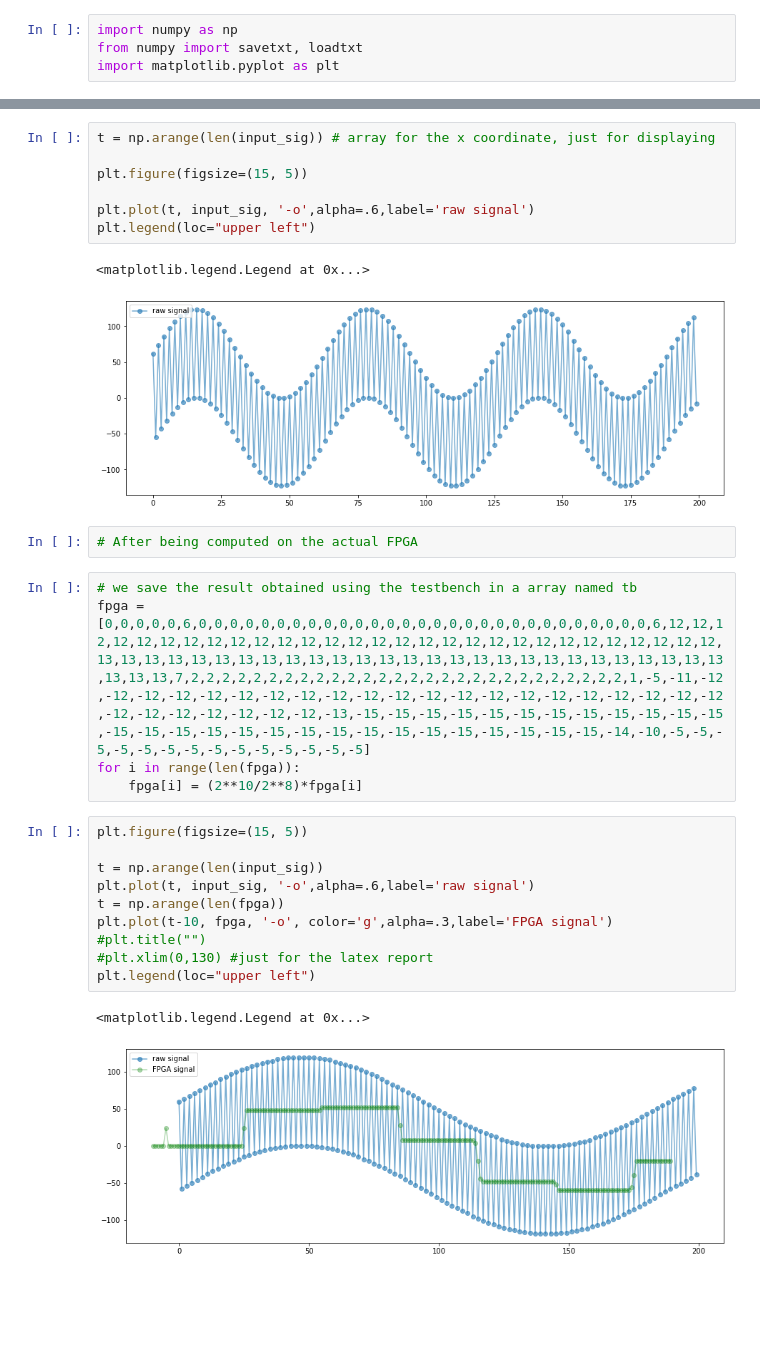
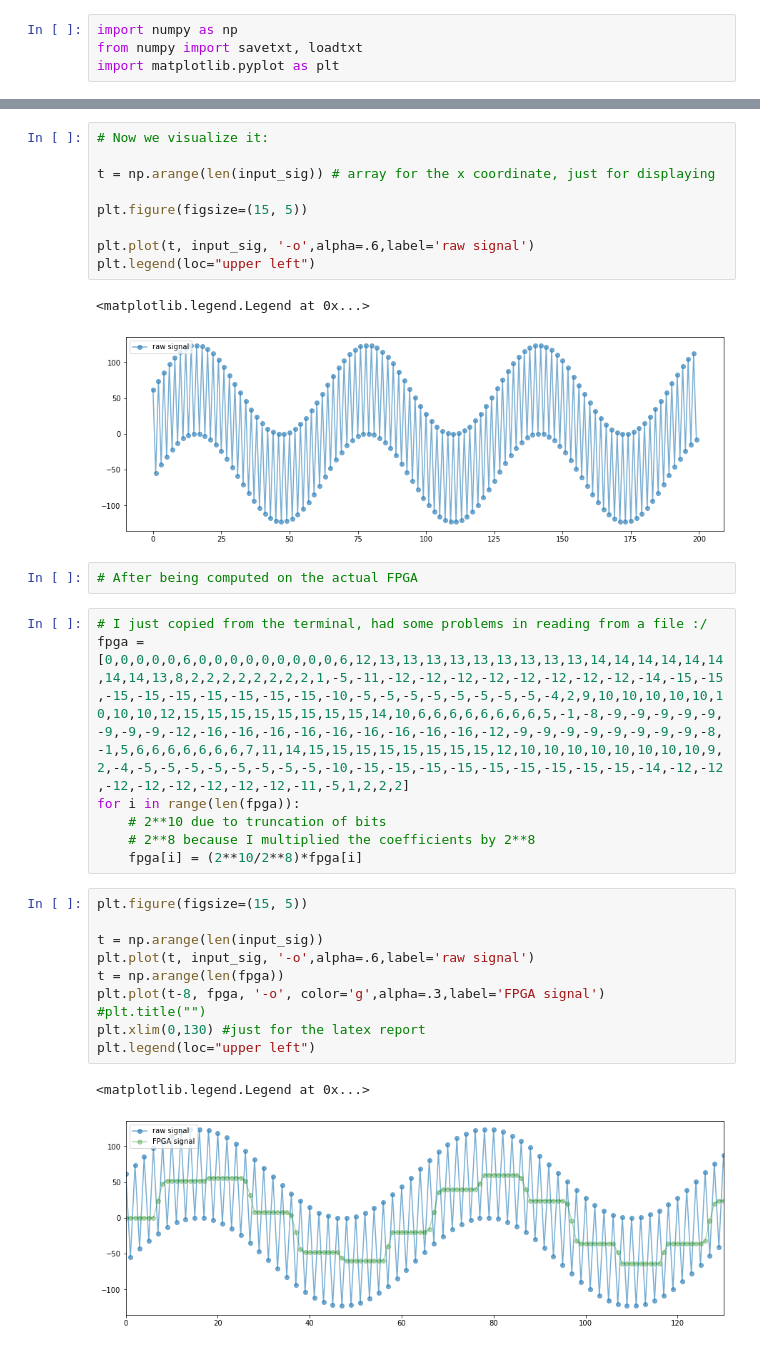
Before and after one commit to SaverioMonaco/4-Taps-FIR-Filter, a Jupyter notebook: src/analysis.ipynb, the cells around one changed output, grey strips where cells are left out. Saved outputs shown, nothing was run; the diff lists cells and outputs as text; blank space fills up the shorter version.

```diff
--- a/src/analysis.ipynb
+++ b/src/analysis.ipynb
@@ -15,6 +19,8 @@ for i in range(data_size):
     f.write('%d\n' % sig.astype(int)) # we write it as an int
     input_sig.append(sig.astype(int)) # we write it as an int
 # %%
+# Now we visualize it:
+
 t = np.arange(len(input_sig)) # array for the x coordinate, just for displaying
 
 plt.figure(figsize=(15, 5))
@@ -26,21 +32,23 @@ plt.legend(loc="upper left")
 [figure]
 # %%
 # After being computed on the actual FPGA
-# %%
-# we save the result obtained using the testbench in a array named tb
-fpga = [0,0,0,0,0,6,0,0,0,0,0,0,0,0,0,0,0,0,0,0,0,0,0,0,0,0,0,0,0,0,0,0,0,0,0,6,12,12,12,12,12,12,12,12,12,12,12,12,12,12,12,12,12,12,12,12,12,12,12,12,12,12,12,12,12,13,13,13,13,13,13,13,13,13,13,13,13,13,13,13,13,13,13,13,13,13,13,13,13,13,13,13,13,13,13,7,2,2,2,2,2,2,2,2,2,2,2,2,2,2,2,2,2,2,2,2,2,2,2,2,2,2,2,2,1,-5,-11,-12,-12,-12,-12,-12,-12,-12,-12,-12,-12,-12,-12,-12,-12,-12,-12,-12,-12,-12,-12,-12,-12,-12,-12,-12,-12,-12,-12,-13,-15,-15,-15,-15,-15,-15,-15,-15,-15,-15,-15,-15,-15,-15,-15,-15,-15,-15,-15,-15,-15,-15,-15,-15,-15,-15,-15,-15,-14,-10,-5,-5,-5,-5,-5,-5,-5,-5,-5,-5,-5,-5,-5,-5]
-for i in range(len(fpga)):
-    fpga[i] = (2**10/2**8)*fpga[i]
+# %%
+# I just copied from the terminal, had some problems in reading from a file :/
+fpga = [0,0,0,0,0,6,0,0,0,0,0,0,0,0,0,6,12,13,13,13,13,13,13,13,13,13,14,14,14,14,14,14,14,14,13,8,2,2,2,2,2,2,2,2,1,-5,-11,-12,-12,-12,-12,-12,-12,-12,-12,-14,-15,-15,-15,-15,-15,-15,-15,-15,-15,-10,-5,-5,-5,-5,-5,-5,-5,-5,-4,2,9,10,10,10,10,10,10,10,10,12,15,15,15,15,15,15,15,15,14,10,6,6,6,6,6,6,6,6,5,-1,-8,-9,-9,-9,-9,-9,-9,-9,-9,-12,-16,-16,-16,-16,-16,-16,-16,-16,-16,-12,-9,-9,-9,-9,-9,-9,-9,-9,-8,-1,5,6,6,6,6,6,6,6,7,11,14,15,15,15,15,15,15,15,15,12,10,10,10,10,10,10,10,10,9,2,-4,-5,-5,-5,-5,-5,-5,-5,-5,-10,-15,-15,-15,-15,-15,-15,-15,-15,-15,-14,-12,-12,-12,-12,-12,-12,-12,-12,-11,-5,1,2,2,2]
+for i in range(len(fpga)):
+    # 2**10 due to truncation of bits
+    # 2**8 because I multiplied the coefficients by 2**8
+    fpga[i] = (2**10/2**8)*fpga[i]
 # %%
 plt.figure(figsize=(15, 5))
 
 t = np.arange(len(input_sig))
 plt.plot(t, input_sig, '-o',alpha=.6,label='raw signal')
 t = np.arange(len(fpga))
-plt.plot(t-10, fpga, '-o', color='g',alpha=.3,label='FPGA signal')
+plt.plot(t-8, fpga, '-o', color='g',alpha=.3,label='FPGA signal')
 #plt.title("")
-#plt.xlim(0,130) #just for the latex report
+plt.xlim(0,130) #just for the latex report
 plt.legend(loc="upper left")
 # %% [output]
 <matplotlib.legend.Legend at 0x...>
-[figure, old version]
+[figure, new version]
```
Also changed, not shown: parts of 2 cells of this notebook, 16 other files.
